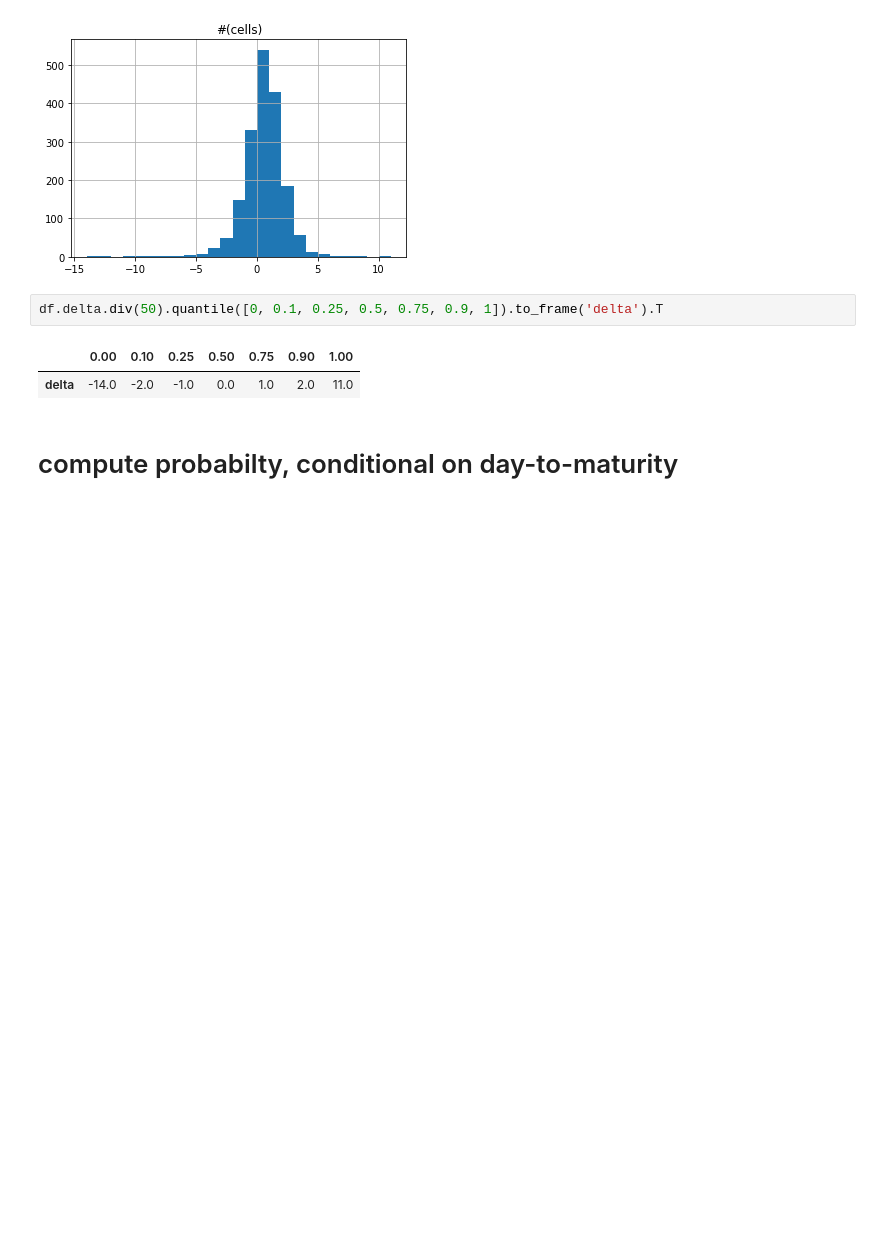
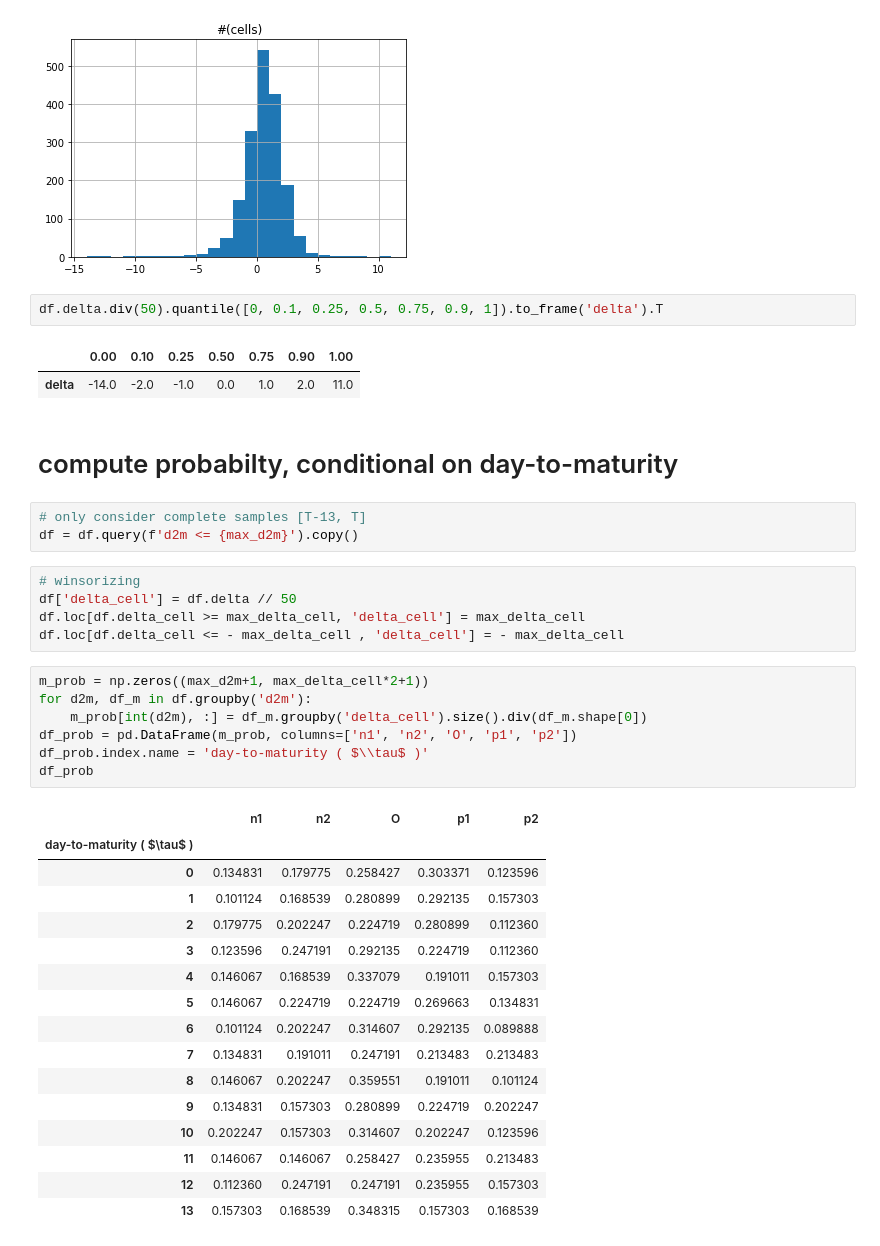
Before and after one commit to datasci-info/stock_path_tracker, a Jupyter notebook: analysis.ipynb, the cells around one changed output. Drawn from its saved outputs; the diff is of its cells as text; blank space fills up the shorter version.

```diff
--- a/analysis.ipynb
+++ b/analysis.ipynb
@@ -141,3 +147,35 @@ df.delta.div(50).quantile([0, 0.1, 0.25, 0.5, 0.75, 0.9, 1]).to_frame('delta').T
 | delta | -14.0 | -2.0 | -1.0 | 0.0 | 1.0 | 2.0 | 11.0 |
 # %% [markdown]
 # compute probabilty, conditional on day-to-maturity
+# %%
+# only consider complete samples [T-13, T]
+df = df.query(f'd2m <= {max_d2m}').copy()
+# %%
+# winsorizing
+df['delta_cell'] = df.delta // 50
+df.loc[df.delta_cell >= max_delta_cell, 'delta_cell'] = max_delta_cell
+df.loc[df.delta_cell <= - max_delta_cell , 'delta_cell'] = - max_delta_cell
+# %%
+m_prob = np.zeros((max_d2m+1, max_delta_cell*2+1))
+for d2m, df_m in df.groupby('d2m'):
+    m_prob[int(d2m), :] = df_m.groupby('delta_cell').size().div(df_m.shape[0])
+df_prob = pd.DataFrame(m_prob, columns=['n1', 'n2', 'O', 'p1', 'p2'])
+df_prob.index.name = 'day-to-maturity ( $\\tau$ )'
+df_prob
+# %% [output]
+|  | n1 | n2 | O | p1 | p2 |
+| day-to-maturity ( $\tau$ ) |  |  |  |  |  |
+| 0 | 0.134831 | 0.179775 | 0.258427 | 0.303371 | 0.123596 |
+| 1 | 0.101124 | 0.168539 | 0.280899 | 0.292135 | 0.157303 |
+| 2 | 0.179775 | 0.202247 | 0.224719 | 0.280899 | 0.112360 |
+| 3 | 0.123596 | 0.247191 | 0.292135 | 0.224719 | 0.112360 |
+| 4 | 0.146067 | 0.168539 | 0.337079 | 0.191011 | 0.157303 |
+| 5 | 0.146067 | 0.224719 | 0.224719 | 0.269663 | 0.134831 |
+| 6 | 0.101124 | 0.202247 | 0.314607 | 0.292135 | 0.089888 |
+| 7 | 0.134831 | 0.191011 | 0.247191 | 0.213483 | 0.213483 |
+| 8 | 0.146067 | 0.202247 | 0.359551 | 0.191011 | 0.101124 |
+| 9 | 0.134831 | 0.157303 | 0.280899 | 0.224719 | 0.202247 |
+| 10 | 0.202247 | 0.157303 | 0.314607 | 0.202247 | 0.123596 |
+| 11 | 0.146067 | 0.146067 | 0.258427 | 0.235955 | 0.213483 |
+| 12 | 0.112360 | 0.247191 | 0.247191 | 0.235955 | 0.157303 |
+| 13 | 0.157303 | 0.168539 | 0.348315 | 0.157303 | 0.168539 |
```
Also changed, not shown: parts of 10 cells of this notebook.
